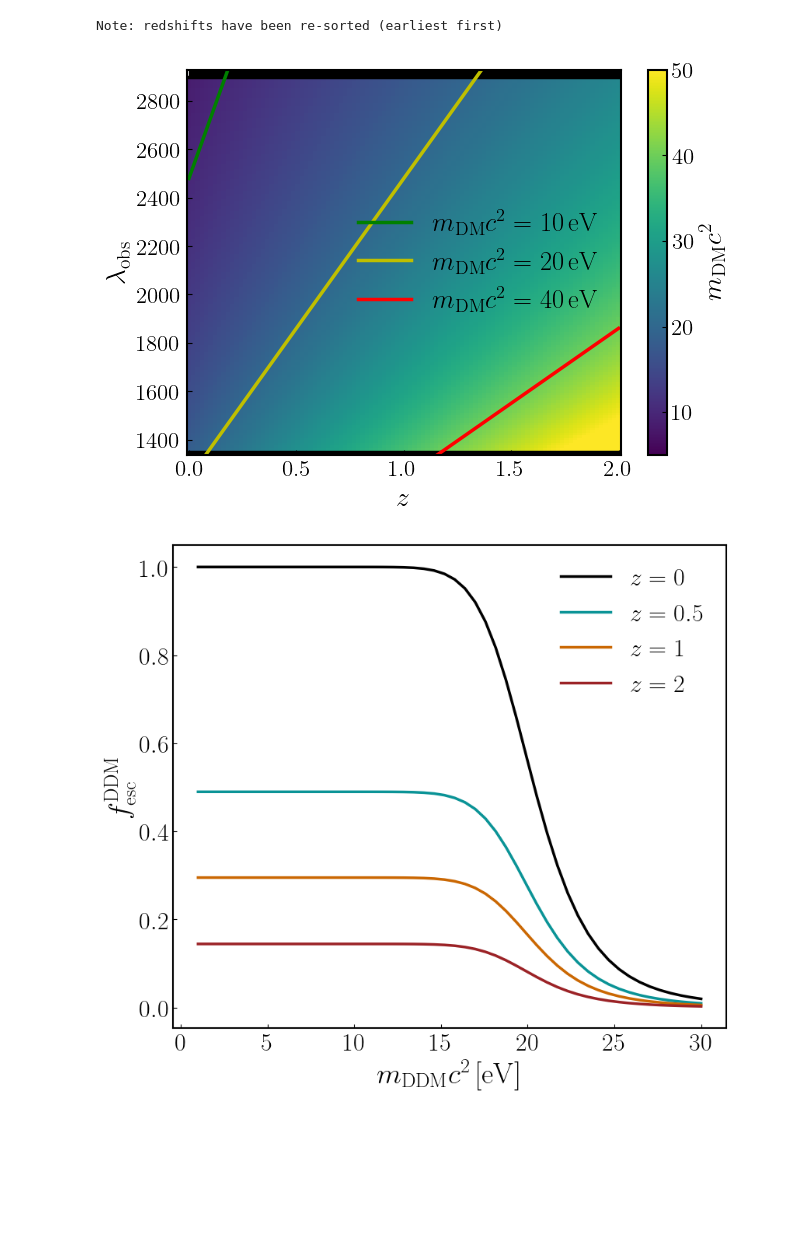
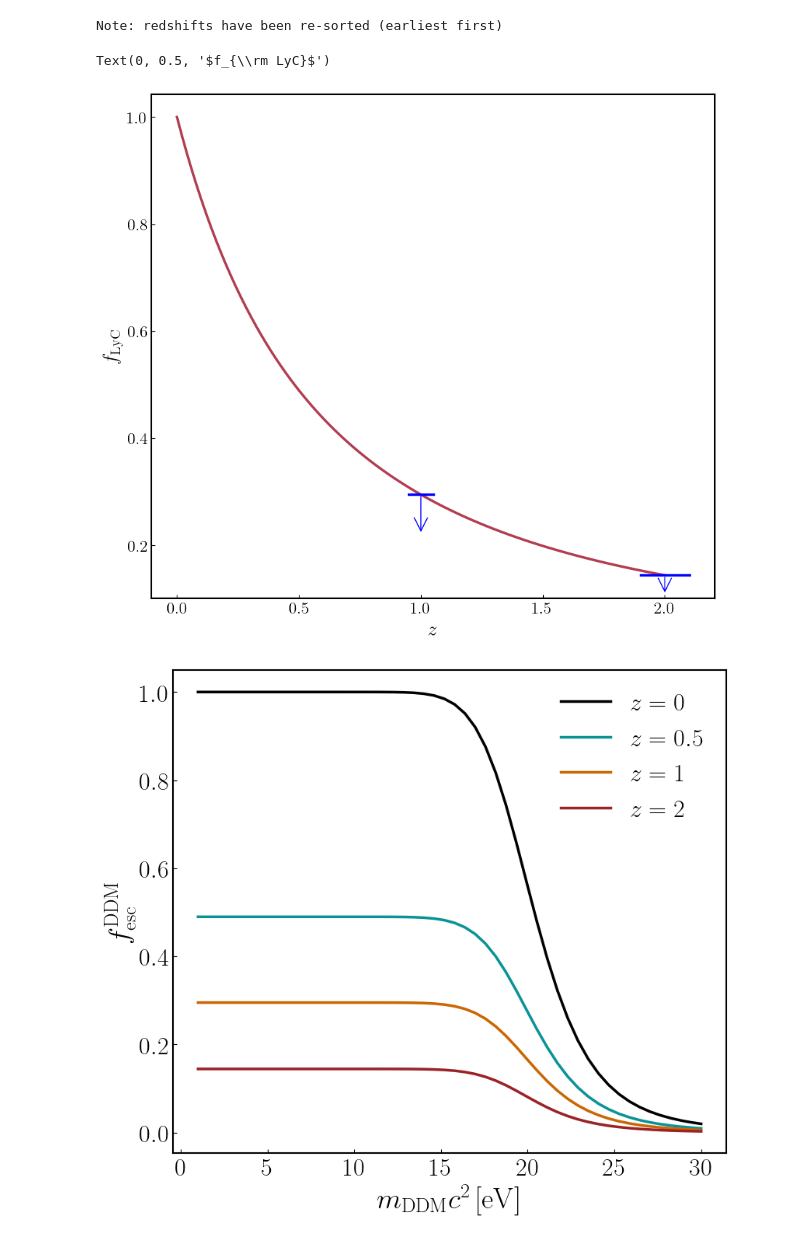
Before and after one commit to slibanore/lim_b7, a Jupyter notebook: EBL_DM.ipynb, the cells around one changed output. Drawn from its saved outputs; the diff is of its cells as text; code cells hidden in the pictures; blank space fills up the shorter version.

```diff
--- a/EBL_DM.ipynb
+++ b/EBL_DM.ipynb
@@ -3,61 +3,35 @@ from EBL_forecast import *
 import EBL_plots_paper as p
 # %% [output]
 Note: redshifts have been re-sorted (earliest first)
+# %%
+
+logf_LyC1, logf_LyC2 = fiducials['fescape']
+CLyC = (logf_LyC2 - logf_LyC1) / (np.log10((1+2.)/(1+1.)))
+f_LyC = lambda z: pow(10,CLyC * np.log10((1.+z)/(1.+1)) + logf_LyC1)
+
+z = np.linspace(0.,2.,100)
+plt.plot(z,f_LyC(z))
+
+plt.plot(1.,10**-0.53)
+plt.plot(2.,10**-0.84)
+
+arrow_length = 0.05
+plt.plot([1*(1-arrow_length), 1*(1+arrow_length)], [10**-0.53, 10**-0.53], color='blue')
+plt.annotate('', xy=(1, 10**-.53*(1- 5*arrow_length)), xytext=(1, 10**-0.53),
+            arrowprops=dict(arrowstyle='->', color='blue'))
+
+plt.plot([2*(1-arrow_length), 2*(1+arrow_length)], [10**-0.84, 10**-0.84], color='blue')
+plt.annotate('', xy=(2, 10**-.84*(1- 5*arrow_length)), xytext=(2, 10**-0.84),
+            arrowprops=dict(arrowstyle='->', color='blue'))
+
+plt.xlabel(r'$z$')
+plt.ylabel(r'$f_{\rm LyC}$')
+# %% [output]
+Text(0, 0.5, '$f_{\\rm LyC}$')
+[figure, added]
 # %%
 rho_crit = (3*H(0)**2/(8*np.pi*cu.G)).to(u.Msun*u.Mpc**-3)
 
 # from Jose's paper
 f_gg = 1 # good for axions
 F_g = 0 # sets stimulated decay due to CMB - check different values
-# %%
-lambda_obs_min = lambda_from_nu(nu_max_gFUV)
-lambda_obs_max = lambda_from_nu(nu_min_US)
-
-nnu = 150
-nz = 100
-
-#mc2_DM = np.logspace(-3,3,nm) *u.eV
-lambda_DM_obs = np.linspace(lambda_obs_min,lambda_obs_max,nnu)
-nu_DM_obs = nu_from_lambda(lambda_DM_obs)
-z_vals = np.linspace(0,2,nz)
-
-#mc2_DM_matr = mc2_DM[:,np.newaxis]*np.ones((nm,nz))
-z_vals_matr = z_vals[:,np.newaxis]*np.ones((nz,nnu))
-nu_DM_obs_matr = nu_DM_obs[np.newaxis,:]*np.ones((nz,nnu))
-
-mc2_DM = ((4*np.pi*cu.hbar) * (nu_DM_obs_matr*(1+z_vals_matr))).to(u.eV)
-
-#nu_DM_rest = (mc2_DM_matr / (4*np.pi*cu.hbar)).to(u.Hz)
-#nu_DM_obs = nu_DM_rest / (1+z_vals_matr)
-
-plt.figure(figsize=(7,5))
-
-#nuobs = nurest / (1+z)
-
-plt.pcolormesh(z_vals, lambda_DM_obs.value,(mc2_DM.value).T, vmin = 5,vmax=50)
-
-plt.plot(z_vals,lambda_obs_min.value*np.ones(len(z_vals)),'k')
-plt.plot(z_vals,lambda_obs_max.value*np.ones(len(z_vals)),'k')
-
-lambda_obs_10eV = lambda_from_nu((10*u.eV / (4*np.pi*cu.hbar)).to(u.Hz)/ (1+z_vals))
-lambda_obs_20eV = lambda_from_nu((20*u.eV / (4*np.pi*cu.hbar)).to(u.Hz)/ (1+z_vals))
-lambda_obs_40eV = lambda_from_nu((40*u.eV / (4*np.pi*cu.hbar)).to(u.Hz)/ (1+z_vals))
-
-plt.plot(z_vals,(lambda_obs_10eV.value),'g',label=r'$m_{\rm DM}c^2 = 10\,{\rm eV}$')
-plt.plot(z_vals,(lambda_obs_20eV.value),'y',label=r'$m_{\rm DM}c^2 = 20\,{\rm eV}$')
-plt.plot(z_vals,(lambda_obs_40eV.value),'r',label=r'$m_{\rm DM}c^2 = 40\,{\rm eV}$')
-
-plt.ylim((lambda_DM_obs.value)[0]/1.01,(lambda_DM_obs.value)[-1]*1.01)
-
-plt.legend(loc=7,fontsize=19)
-
-plt.fill_between(z_vals,(lambda_obs_max.value),y2=(lambda_obs_max.value*1.1),color='k')
-plt.fill_between(z_vals,(lambda_obs_min.value/1.1),y2=(lambda_obs_min.value),color='k')
-
-plt.colorbar(label=r'$m_{\rm DM}c^2$')
-plt.xlabel(r'$z$')
-plt.ylabel(r'$\lambda_{\rm obs}$')
-
-plt.savefig('results/PLOTS/EBL_DM/DM_mass.png')
-# %% [output]
-[figure, removed]
```
Also changed, not shown: parts of 14 cells of this notebook, 6 other files.
